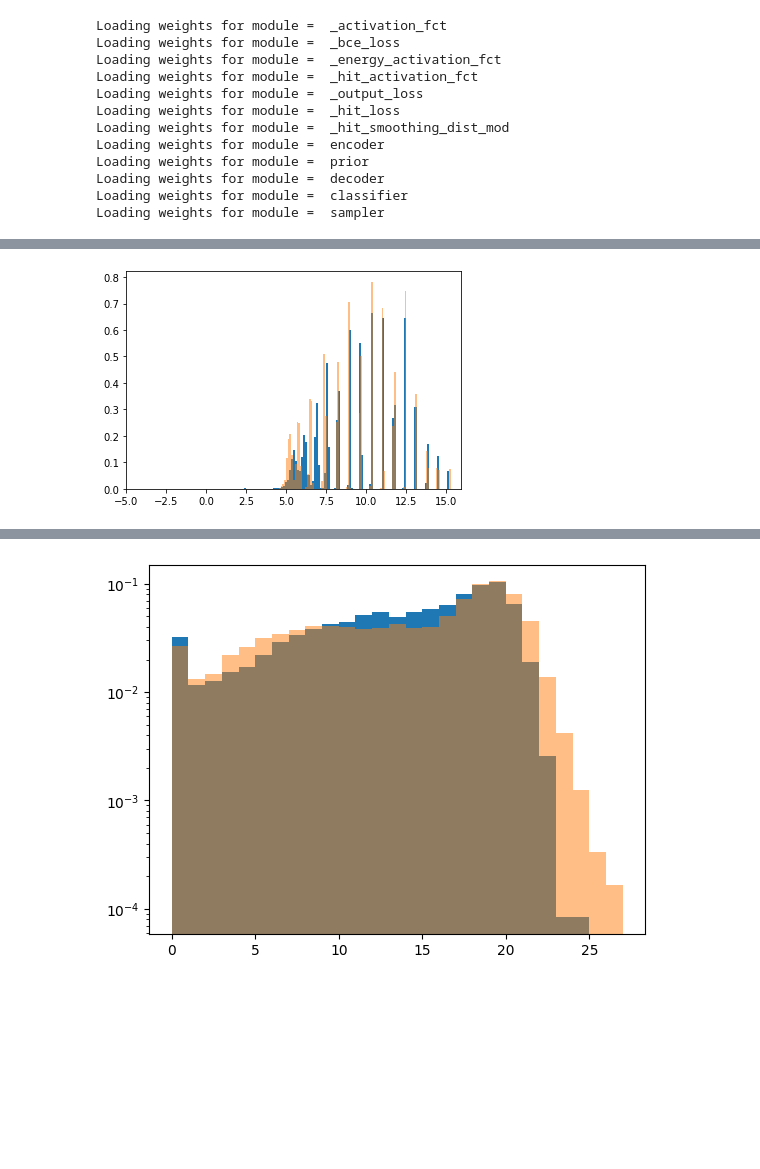
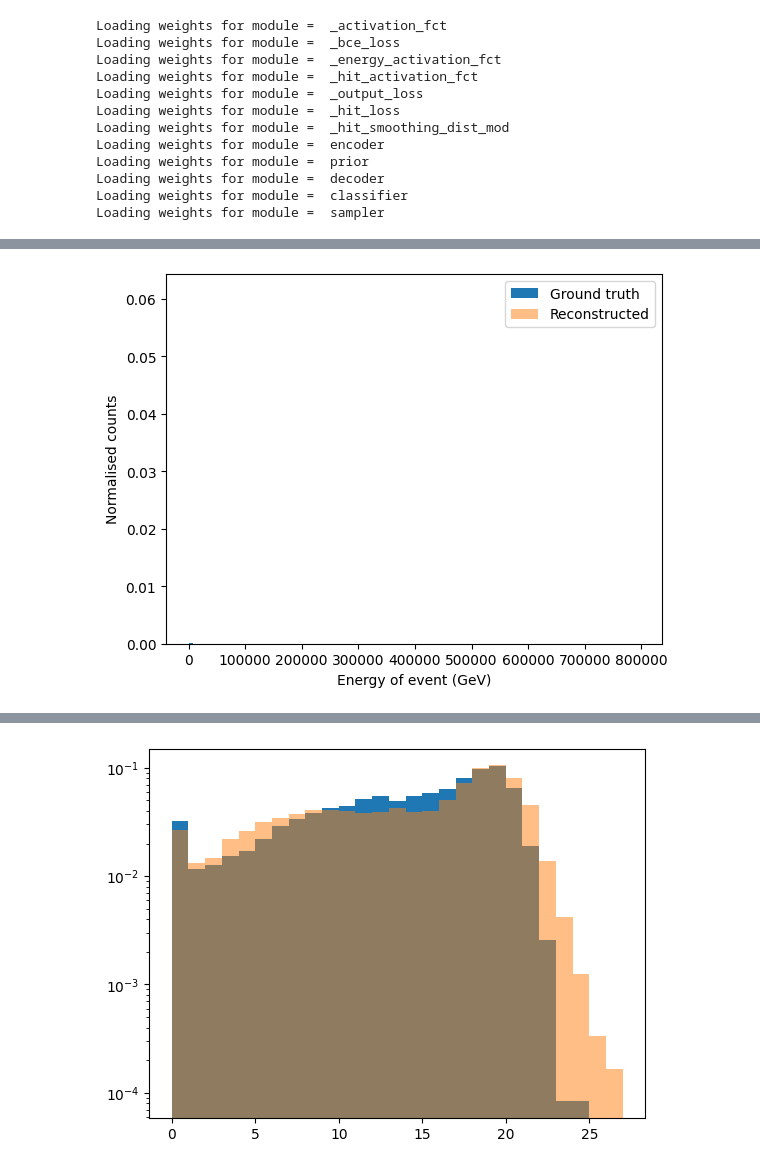
Before and after one commit to QaloSim/CaloQVAE, a Jupyter notebook: GenSamples.ipynb, the cells around one changed output, grey strips where cells are left out. Drawn from its saved outputs; the diff is of its cells as text; code cells hidden in the pictures; blank space fills up the shorter version.

```diff
--- a/GenSamples.ipynb
+++ b/GenSamples.ipynb
@@ -165,6 +167,8 @@ dev = torch.device("cuda:0")
 # Log metrics with wandb
 wandb.watch(model)
 
+model.device=dev
+
 # For some reason, need to use postional parameter cfg instead of named parameter
 # with updated Hydra - used to work with named param but now is cfg=None
 engine=instantiate(config.engine, config)
@@ -320,25 +341,29 @@ labelsrecon_samples = []
 for xx in val_loader:
     in_data, true_energy, in_data_flat = engine._preprocess(xx[0],xx[1])
     fwd_output = engine.model((in_data, true_energy), True)
-    xVec = (fwd_output.output_activations.detach().exp() - 1)*0.04*true_energy
+    # xVec = (fwd_output.output_activations.detach().exp() - 1)*0.04*true_energy
 
     xirecon_samples.append(fwd_output.output_activations.detach().cpu())
-    xrecon_samples.append( xVec.detach().cpu() )
-    labelsrecon_samples.append(fwd_output.labels.detach().cpu())
+    # xrecon_samples.append( xVec.detach().cpu() )
+    #xrecon_samples.append( torch.tensor(engine._data_mgr.inv_transform(fwd_output.output_activations.detach().cpu().numpy())) )
+    xrecon_samples.append(torch.tensor(fwd_output.output_activations.detach().cpu().numpy())  )
+    # labelsrecon_samples.append(fwd_output.labels.detach().cpu())
 
     xitarget_samples.append(in_data.detach().cpu())
-    xtarget_samples.append( xx[0][0].detach().cpu() )
-    labelstarget_samples.append( nn.functional.one_hot(true_energy.divide(256).log2().to(torch.int64), num_classes=15).squeeze(1).to(torch.float).detach().cpu() )
+    xtarget_samples.append(xx[0][0].detach().cpu() )
+    # xtarget_samples.append( torch.tensor(engine._data_mgr.inv_transform(xx[0][0].detach().cpu().numpy())) )
+    # labelstarget_samples.append( nn.functional.one_hot(true_energy.divide(256).log2().to(torch.int64), num_classes=15).squeeze(1).to(torch.float).detach().cpu() )
 
     en_labels.append(true_energy.detach().cpu())
 
 xtarget_samples = torch.cat(xtarget_samples, dim=0)
-labelstarget_samples = torch.cat(labelstarget_samples, dim=0)
+# labelstarget_samples = torch.cat(labelstarget_samples, dim=0)
 xitarget_samples = torch.cat(xitarget_samples, dim=0)
 xrecon_samples = torch.cat(xrecon_samples, dim=0)
 xirecon_samples = torch.cat(xirecon_samples, dim=0)
-labelsrecon_samples = torch.cat(labelsrecon_samples, dim=0)
+# labelsrecon_samples = torch.cat(labelsrecon_samples, dim=0)
 en_labels = torch.cat(en_labels, dim=0)
 
-lhat = torch.argmax(nn.Sigmoid()(labelsrecon_samples), dim=1).numpy()
-l = torch.argmax(labelstarget_samples, dim=1).numpy()
+
+# lhat = torch.argmax(nn.Sigmoid()(labelsrecon_samples), dim=1).numpy()
+# l = torch.argmax(labelstarget_samples, dim=1).numpy()
@@ -345,10 +374,14 @@ l = torch.argmax(labelstarget_samples, dim=1).numpy()
 # %%
-plt.hist(np.log(xtarget_samples.sum(dim=1).numpy() + 1e-10), bins=100, density=True)
-plt.hist(np.log(xrecon_samples.sum(dim=1).numpy() + 1e-10), bins=100, density=True, alpha=0.5)
-plt.xlim(left=-5)
+plt.hist(xtarget_samples.sum(dim=1).numpy(), bins=100, density=True, label = 'Ground truth')
+plt.hist(xrecon_samples.sum(dim=1).numpy(), bins=100, density=True, alpha=0.5, label = 'Reconstructed')
+plt.xlabel("Energy of event (GeV)")
+plt.ylabel('Normalised counts')
+#plt.xlim(0,1000)
+#plt.ylim(0, 0.0001)
+plt.legend()
 plt.show()
 # %% [output]
-[figure, old version]
+[figure, new version]
 # %%
 plt.hist(xitarget_samples.sum(dim=1).numpy(), bins=100, density=True)
 plt.hist(xirecon_samples.sum(dim=1).numpy(), bins=100, density=True, alpha=0.5)
```
Also changed, not shown: parts of 54 cells of this notebook, 21 other files.
